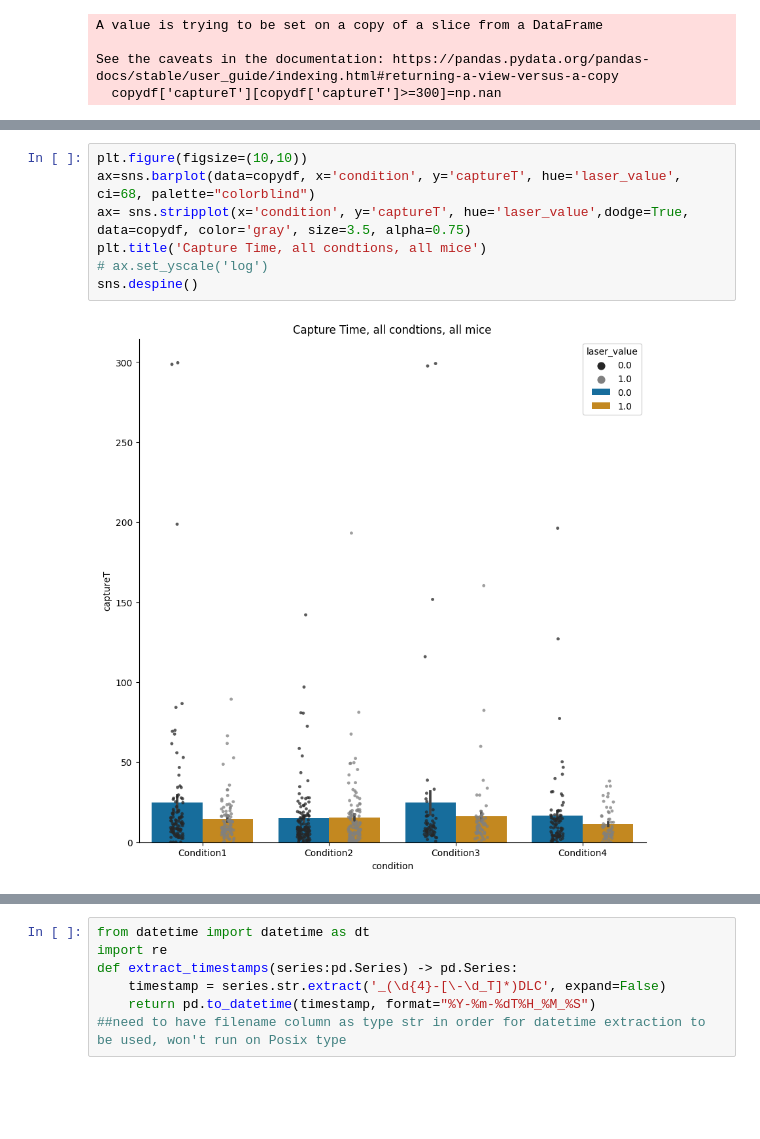
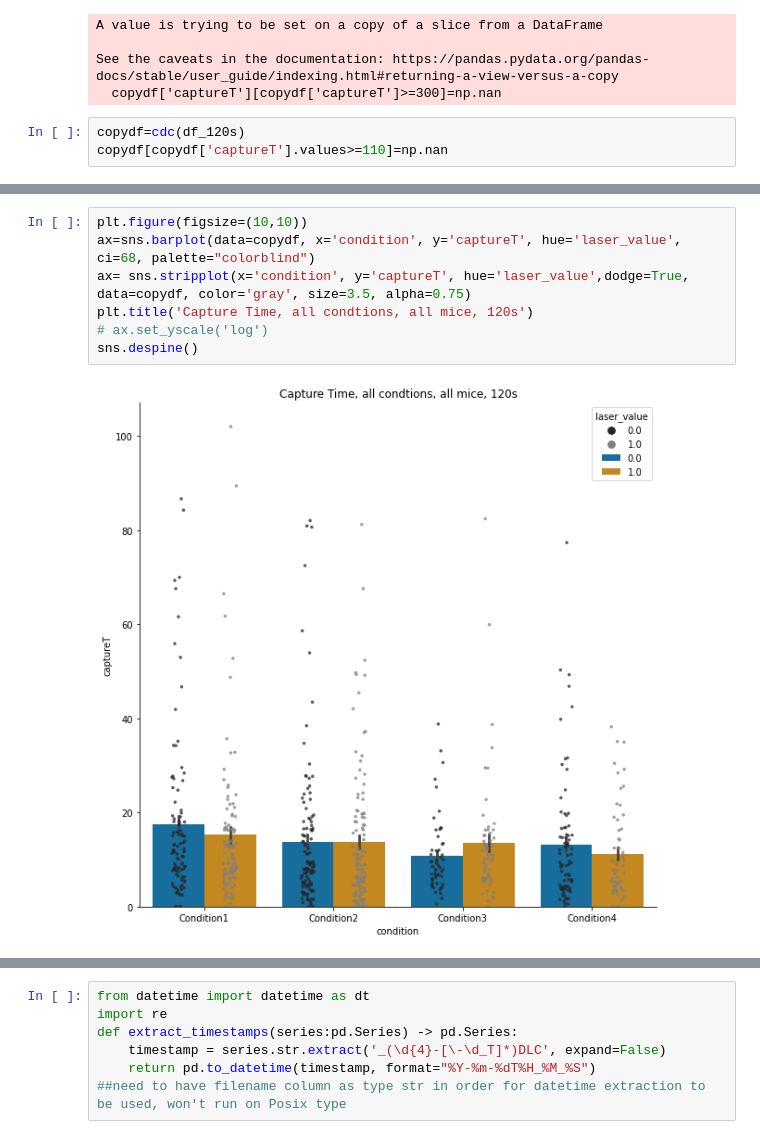
Before and after one commit to wehr-lab/Prey_Capture_Python, a Jupyter notebook: notebooks/groupmetrics_v2.ipynb, the cells around one changed output, grey strips where cells are left out. Cells and saved outputs as stored; diff of their text form; blank space fills up the shorter version.

```diff
--- a/notebooks/groupmetrics_v2.ipynb
+++ b/notebooks/groupmetrics_v2.ipynb
@@ -385,6 +385,9 @@ A value is trying to be set on a copy of a slice from a DataFrame
 
 See the caveats in the documentation: https://pandas.pydata.org/pandas-docs/stable/user_guide/indexing.html#returning-a-view-versus-a-copy
   copydf['captureT'][copydf['captureT']>=300]=np.nan
+# %%
+copydf=cdc(df_120s)
+copydf[copydf['captureT'].values>=110]=np.nan
 # %%
 copydf
 # %% [output]
@@ -404,12 +407,12 @@ copydf
 # %%
 plt.figure(figsize=(10,10))
 ax=sns.barplot(data=copydf, x='condition', y='captureT', hue='laser_value', ci=68, palette="colorblind")
 ax= sns.stripplot(x='condition', y='captureT', hue='laser_value',dodge=True, data=copydf, color='gray', size=3.5, alpha=0.75)
-plt.title('Capture Time, all condtions, all mice')
+plt.title('Capture Time, all condtions, all mice, 120s')
 # ax.set_yscale('log')
 sns.despine()
 # %% [output]
-[figure, old version]
+[figure, new version]
 # %%
 mean_copydf=copydf.groupby(['condition','laser_value']).mean()
 mean_copydf
```
Also changed, not shown: parts of 26 cells of this notebook.
